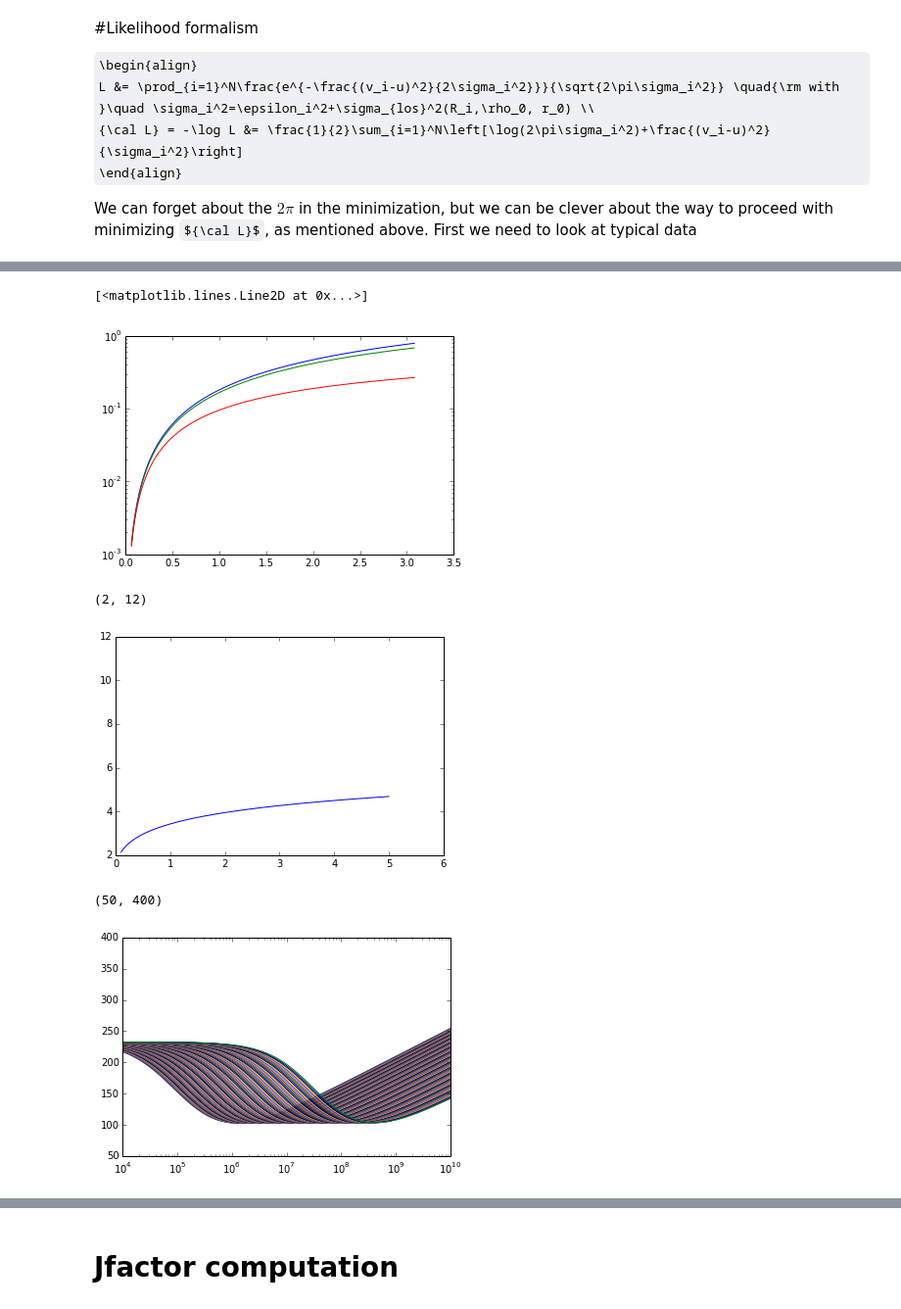
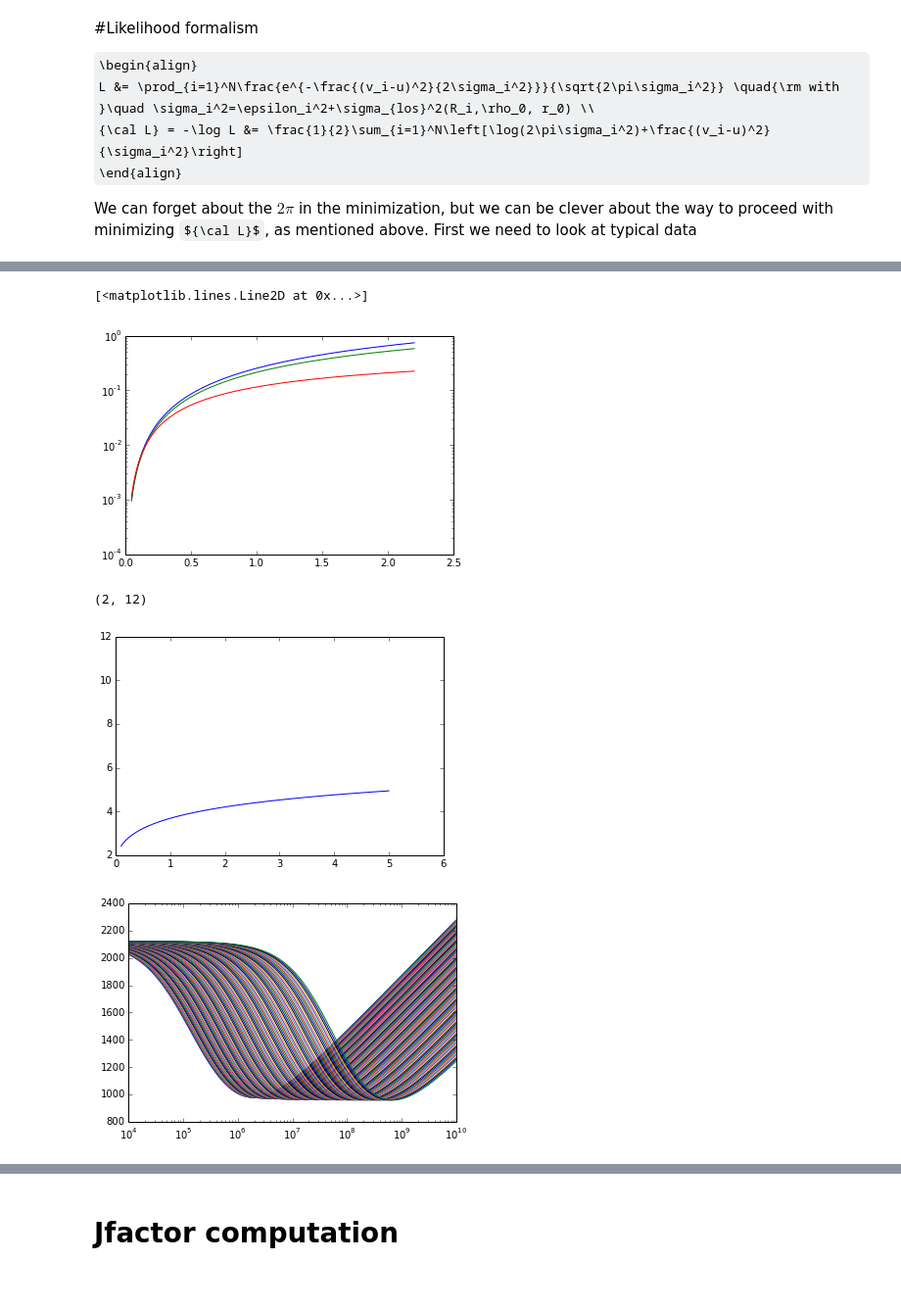
Before and after one commit to achiappo/FRESKA, a Jupyter notebook: spherical_jeans_analysis.ipynb, the cells around one changed output, grey strips where cells are left out. Shown: that part at 98% size. Cells and saved outputs as stored; diff of their text form; code cells hidden in the pictures; some formulas as TeX source.

```diff
--- a/spherical_jeans_analysis.ipynb
+++ b/spherical_jeans_analysis.ipynb
@@ -195,7 +195,7 @@ def get_data(gal):
 
     return x,v,dv,rh,rt,nstars,D,pa
 
-dwarf = 'umaI'
+dwarf = 'dra'
 data = get_data(dwarf)
 R=data[0]
 v=data[1]
@@ -246,14 +246,14 @@ plt.semilogy(alpha_array, I_array[2,:])
 plt.semilogy(alpha_array, I_array[-1,:])
 # %% [output]
 [<matplotlib.lines.Line2D at 0x...>]
-[figure, old version]
+[figure, new version]
 # %%
 A=np.array([dv2/I_array[:,j] for j in range(len(r0_array))]).mean(axis=1)
 plt.plot(r0_array,np.log10(A))
 plt.ylim(2,12)
 # %% [output]
 (2, 12)
-[figure, old version]
+[figure, new version]
 # %%
 cst = 8.*np.pi*4.3e-6 #this is 1.08e-4, which means that the natural numerical unit for M0 is ~10^4 M_solar
 #j is the r0 indice. In this way we vectorize computations as much as possible
@@ -265,14 +265,13 @@ def logLike(M0,j):
 # %%
 M0_array = np.logspace(4,10,100)
 for j,r0 in enumerate(r0_array):
     LL_array = [logLike(M0,j) for M0 in M0_array]
     plt.semilogx(M0_array,LL_array,label=r"$r_0$=%.3f"%r0)
-plt.ylim(50,400)
+#plt.ylim(50,400)
 #plt.xlim(10**4,10**15)
 #plt.legend(loc=2,ncol=2)
 # %% [output]
-(50, 400)
-[figure, old version]
+[figure, new version]
 # %%
 from scipy import optimize as sciopt
 def MinFunc(log10_M0,j):
```
Also changed, not shown: parts of 23 cells of this notebook.
